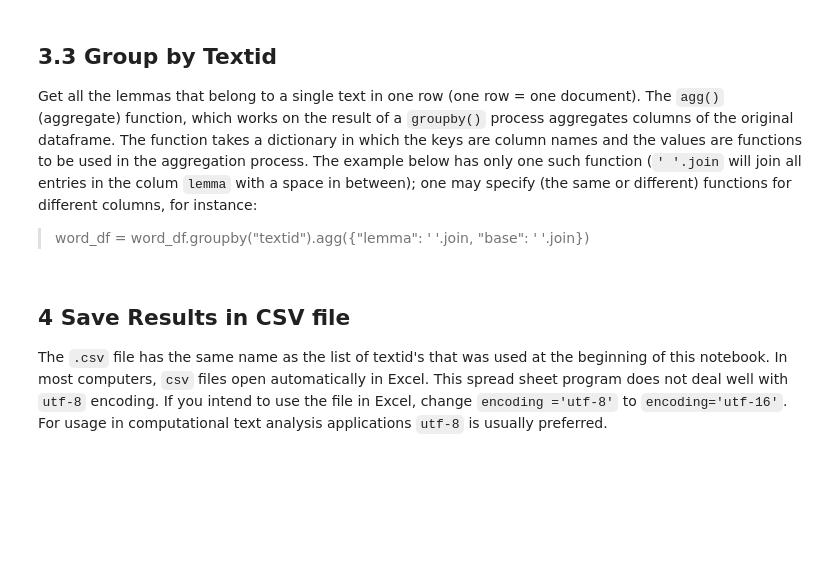
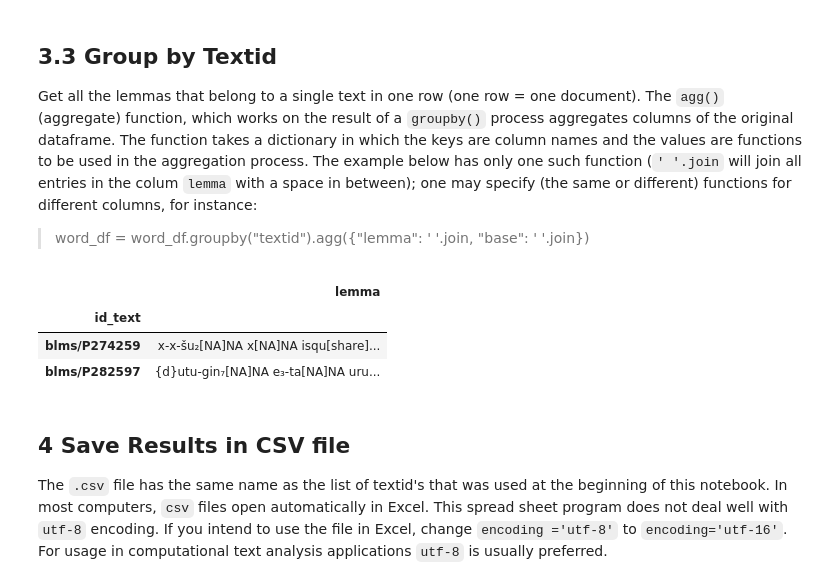
Before and after one commit to niekveldhuis/ORACC-JSON, a Jupyter notebook: First_JSON_parser.ipynb, the cells around one changed output. Drawn from its saved outputs; the diff is of its cells as text; code cells hidden in the pictures; blank space fills up the shorter version.

```diff
--- a/First_JSON_parser.ipynb
+++ b/First_JSON_parser.ipynb
@@ -124,8 +153,13 @@ word_df
 Get all the lemmas that belong to a single text in one row (one row = one document). The `agg()` (aggregate) function, which works on the result of a `groupby()` process aggregates columns of the original dataframe. The function takes a dictionary in which the keys are column names and the values are functions to be used in the aggregation process. The example below has only one such function (`' '.join` will join all entries in the colum `lemma` with a space in between); one may specify (the same or different) functions for different columns, for instance:
 > word_df = word_df.groupby("textid").agg({"lemma": ' '.join, "base": ' '.join})
 # %%
-word_df = word_df.groupby("textid").agg({"lemma": ' '.join})
+word_df = word_df.groupby("id_text").agg({"lemma": ' '.join})
 word_df
+# %% [output]
+|  | lemma |
+| id_text |  |
+| blms/P274259 | x-x-šu₂[NA]NA x[NA]NA isqu[share]... |
+| blms/P282597 | {d}utu-gin₇[NA]NA e₃-ta[NA]NA uru... |
 # %% [markdown]
 ## 4 Save Results in CSV file
 The `.csv` file has the same name as the list of textid's that was used at the beginning of this notebook. In most computers, `csv` files open automatically in Excel. This spread sheet program does not deal well with `utf-8` encoding. If you intend to use the file in Excel, change `encoding ='utf-8'` to `encoding='utf-16'`. For usage in computational text analysis applications `utf-8` is usually preferred.
```
Also changed, not shown: parts of 10 cells of this notebook, 4 other files.
